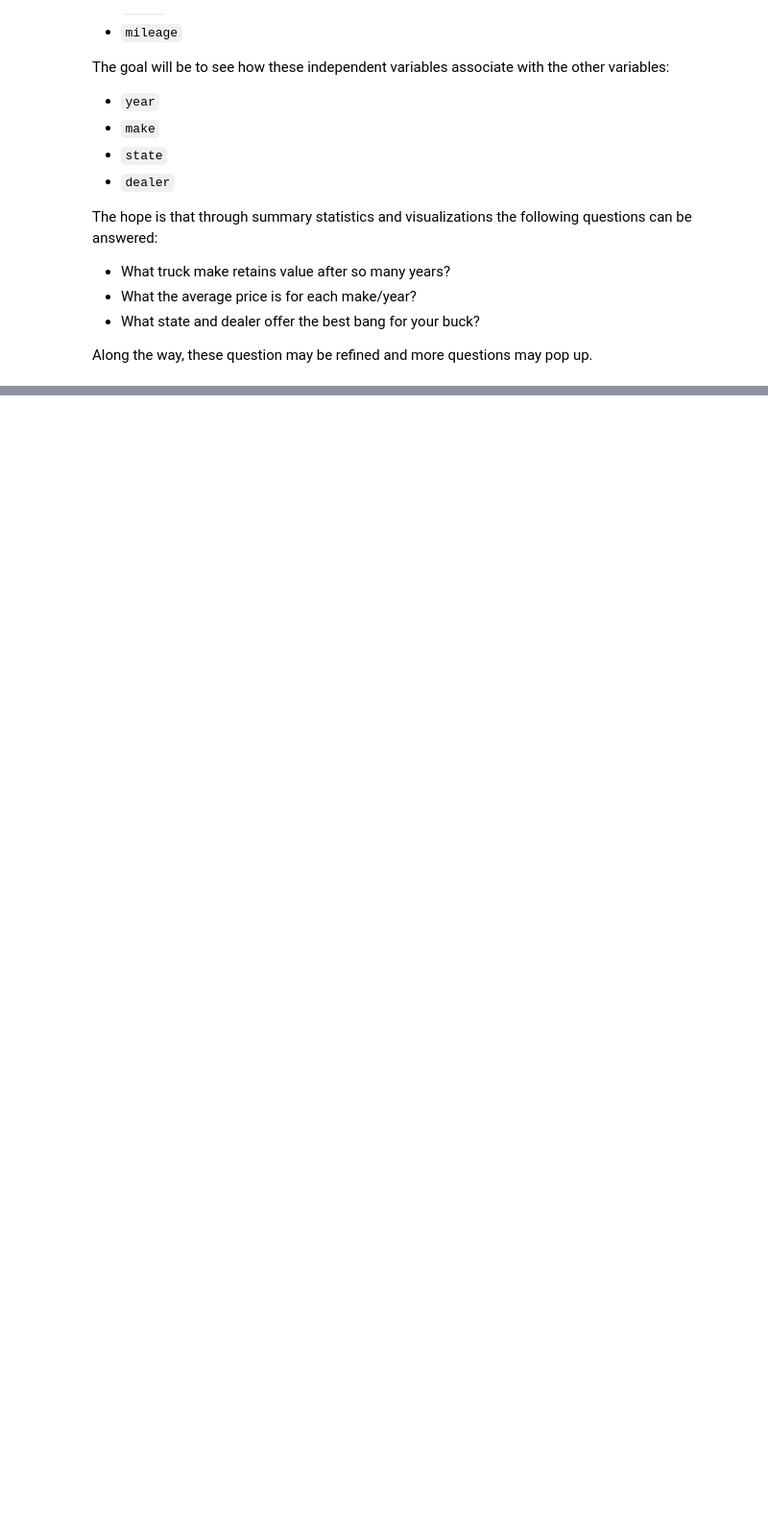
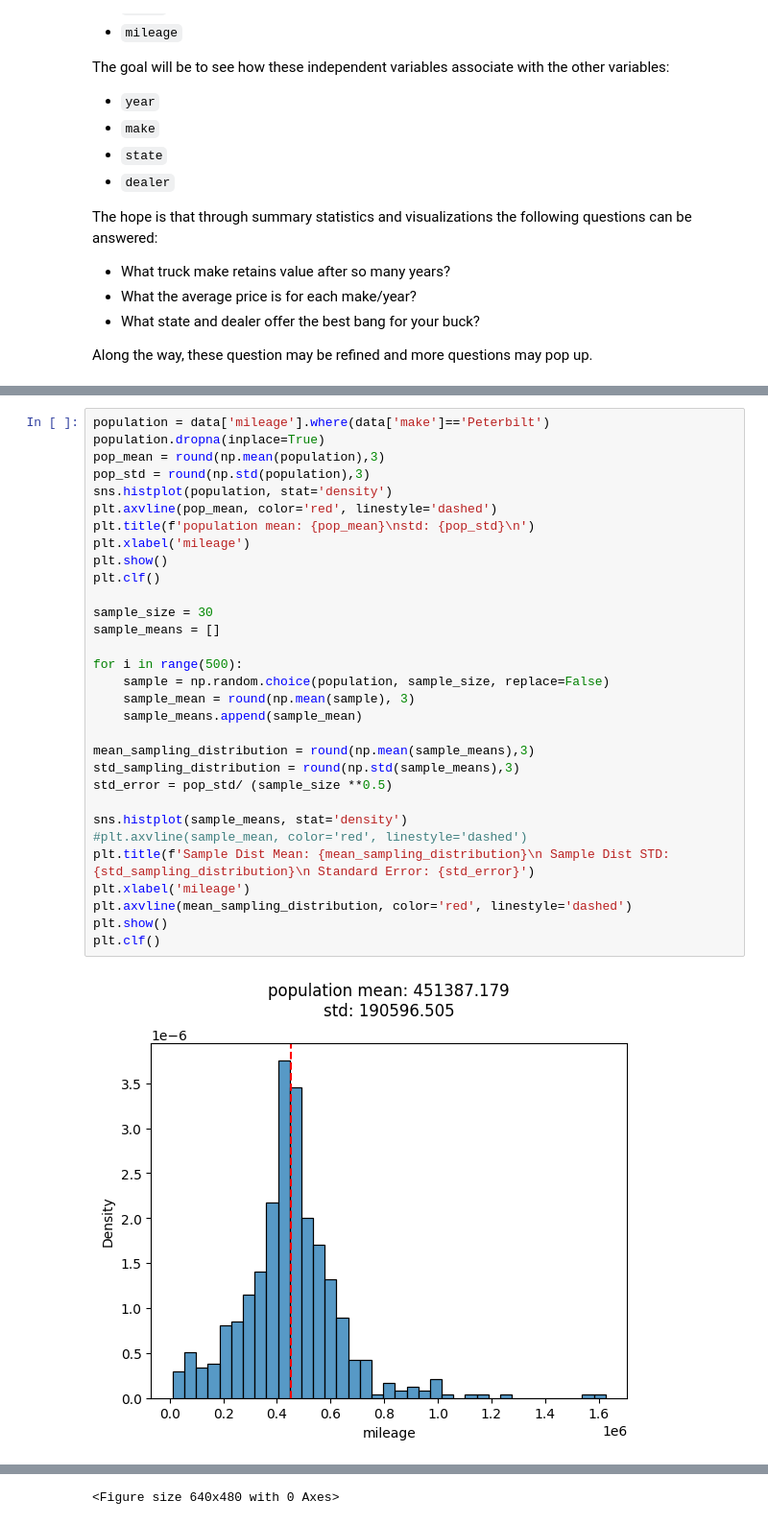
Before and after one commit to dazehead/truck-sales-project, a Jupyter notebook: truck_sales.ipynb, the cells around one changed output, grey strips where cells are left out. Shown at 96% size. Cells and saved outputs as stored; diff of their text form; blank space fills up the shorter version.

```diff
--- a/truck_sales.ipynb
+++ b/truck_sales.ipynb
@@ -366,0 +451,33 @@ Along the way, these question may be refined and more questions may pop up.
+# %%
+population = data['mileage'].where(data['make']=='Peterbilt')
+population.dropna(inplace=True)
+pop_mean = round(np.mean(population),3)
+pop_std = round(np.std(population),3)
+sns.histplot(population, stat='density')
+plt.axvline(pop_mean, color='red', linestyle='dashed')
+plt.title(f'population mean: {pop_mean}\nstd: {pop_std}\n')
+plt.xlabel('mileage')
+plt.show()
+plt.clf()
+
+sample_size = 30
+sample_means = []
+
+for i in range(500):
+    sample = np.random.choice(population, sample_size, replace=False)
+    sample_mean = round(np.mean(sample), 3)
+    sample_means.append(sample_mean)
+
+mean_sampling_distribution = round(np.mean(sample_means),3)
+std_sampling_distribution = round(np.std(sample_means),3)
+std_error = pop_std/ (sample_size **0.5)
+
+sns.histplot(sample_means, stat='density')
+#plt.axvline(sample_mean, color='red', linestyle='dashed')
+plt.title(f'Sample Dist Mean: {mean_sampling_distribution}\n Sample Dist STD: {std_sampling_distribution}\n Standard Error: {std_error}')
+plt.xlabel('mileage')
+plt.axvline(mean_sampling_distribution, color='red', linestyle='dashed')
+plt.show()
+plt.clf()
+# %% [output]
+[figure, added]
@@ -366,0 +485 @@ Along the way, these question may be refined and more questions may pop up.
+<Figure size 640x480 with 0 Axes>
```
Also changed, not shown: parts of 17 cells of this notebook.
